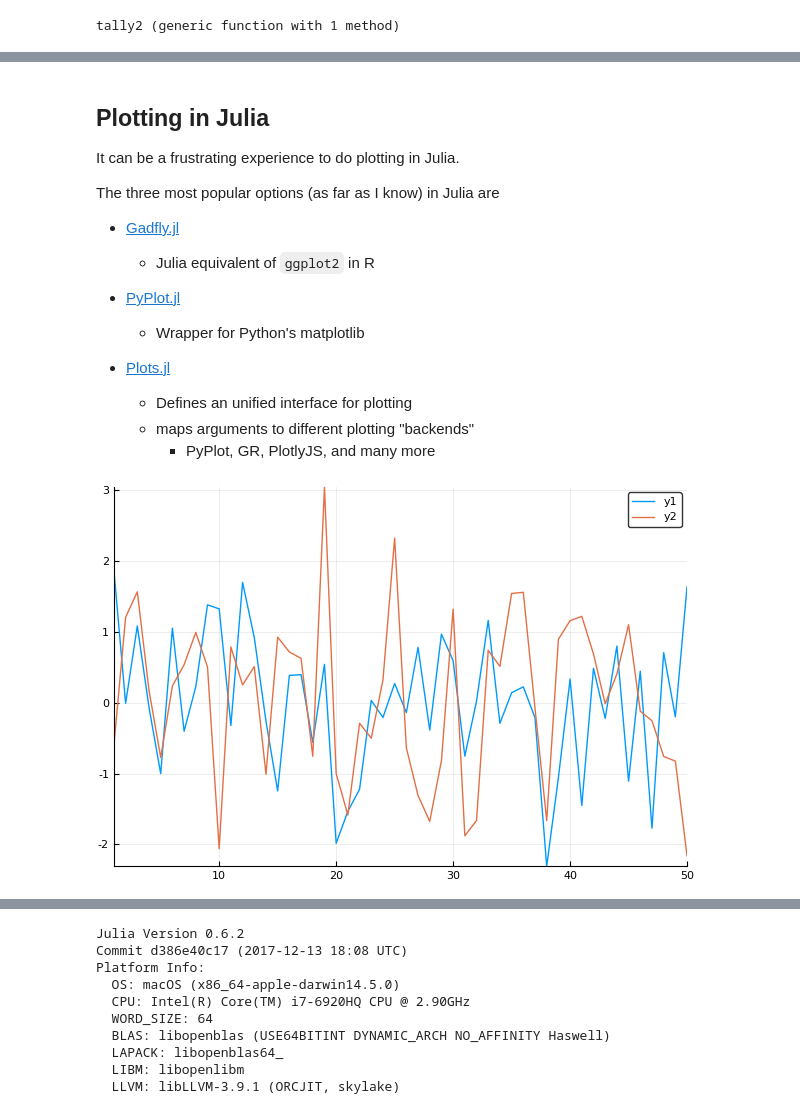
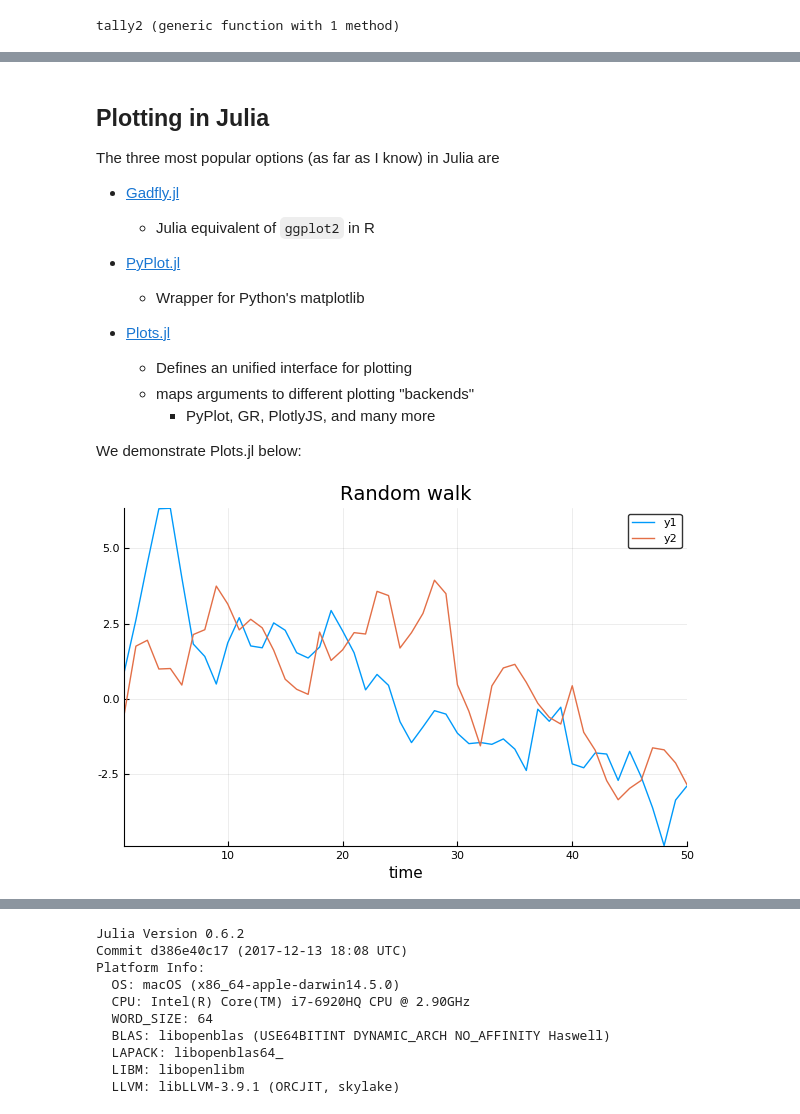
Before and after one commit to Hua-Zhou/Hua-Zhou.github.io, a Jupyter notebook: teaching/biostatm280-2018spring/slides/02-juliaintro/juliaintro.ipynb, the cells around one changed output, grey strips where cells are left out. Drawn from its saved outputs; the diff is of its cells as text; code cells hidden in the pictures.

```diff
--- a/teaching/biostatm280-2018spring/slides/02-juliaintro/juliaintro.ipynb
+++ b/teaching/biostatm280-2018spring/slides/02-juliaintro/juliaintro.ipynb
@@ -1577,9 +1677,8 @@ if.lr.ph:                                         ; preds = %top
 # %% [markdown]
 ## Plotting in Julia
 
-It can be a frustrating experience to do plotting in Julia.
+The three most popular options (as far as I know) in Julia are
 
-The three most popular options (as far as I know) in Julia are
 - [Gadfly.jl](https://github.com/GiovineItalia/Gadfly.jl)
     - Julia equivalent of `ggplot2` in R
 
@@ -1592,12 +1691,15 @@ The three most popular options (as far as I know) in Julia are
     - Defines an unified interface for plotting
     - maps arguments to different plotting "backends"
         - PyPlot, GR, PlotlyJS, and many more
+
+We demonstrate Plots.jl below:
 # %%
 using Plots
 
-x = randn(50, 2);
+x = cumsum(randn(50, 2), 1);
 # %%
+# Pkg.add("PyPlot")
 pyplot()  # set the backend to PyPlot
-plot(x)
+plot(x, title="Random walk", xlab="time")
 # %% [output]
-[figure, old version]
+[figure, new version]
```
Also changed, not shown: parts of 101 cells of this notebook, 1 other file.
